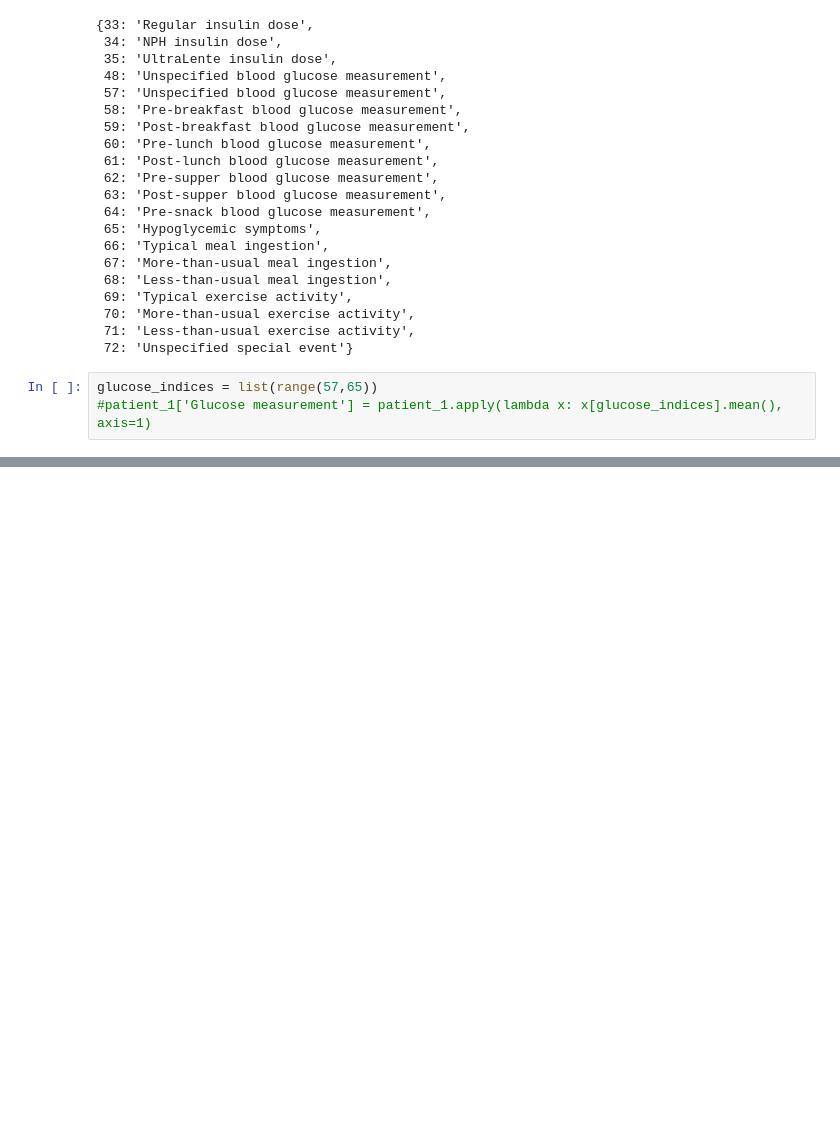
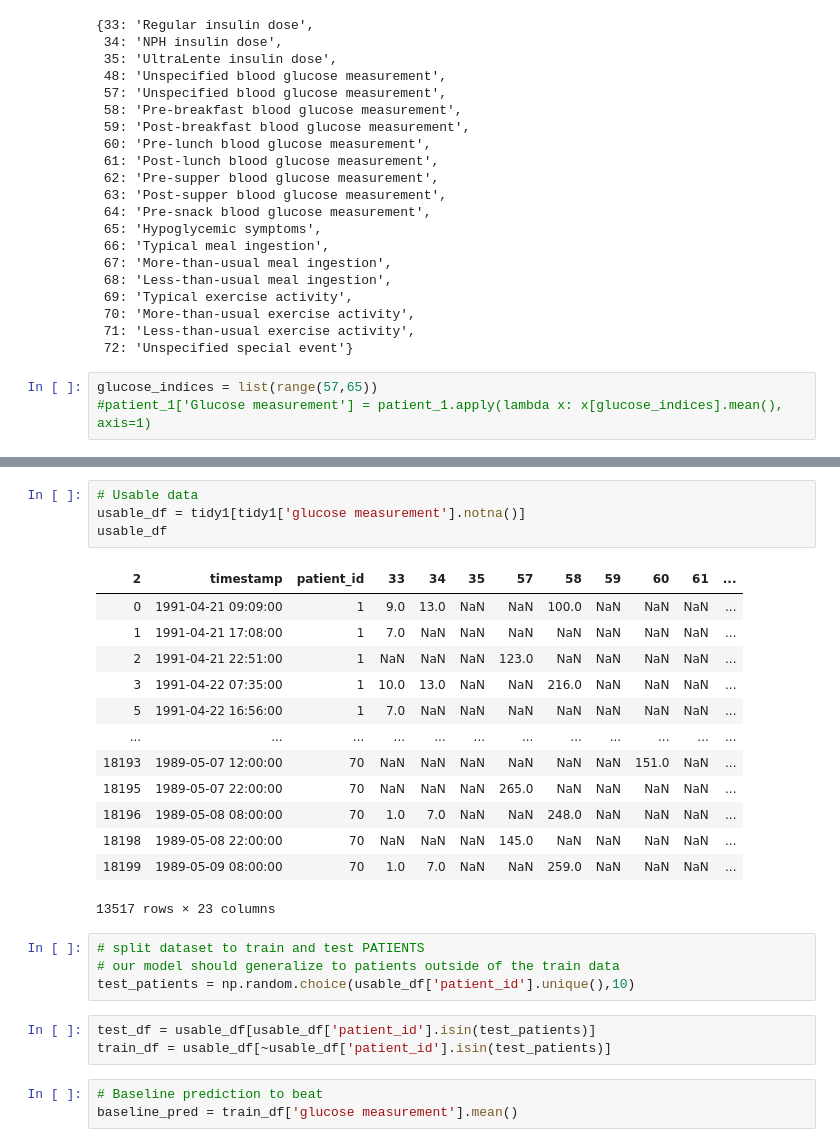
Before and after one commit to Build-Week-Diabetes-Manager/DS, a Jupyter notebook: Exploration-Richmond.ipynb, the cells around one changed output, grey strips where cells are left out. Saved outputs shown, nothing was run; the diff lists cells and outputs as text; blank space fills up the shorter version.

Commit message:
Exploration Mean Baseline

```diff
--- a/Exploration-Richmond.ipynb
+++ b/Exploration-Richmond.ipynb
@@ -372,0 +464,28 @@ patient_1
+# %%
+# Usable data
+usable_df = tidy1[tidy1['glucose measurement'].notna()]
+usable_df
+# %% [output]
+| 2 | timestamp | patient_id | 33 | 34 | 35 | 57 | 58 | 59 | 60 | 61 | ... |
+| 0 | 1991-04-21 09:09:00 | 1 | 9.0 | 13.0 | NaN | NaN | 100.0 | NaN | NaN | NaN | ... |
+| 1 | 1991-04-21 17:08:00 | 1 | 7.0 | NaN | NaN | NaN | NaN | NaN | NaN | NaN | ... |
+| 2 | 1991-04-21 22:51:00 | 1 | NaN | NaN | NaN | 123.0 | NaN | NaN | NaN | NaN | ... |
+| 3 | 1991-04-22 07:35:00 | 1 | 10.0 | 13.0 | NaN | NaN | 216.0 | NaN | NaN | NaN | ... |
+| 5 | 1991-04-22 16:56:00 | 1 | 7.0 | NaN | NaN | NaN | NaN | NaN | NaN | NaN | ... |
+| ... | ... | ... | ... | ... | ... | ... | ... | ... | ... | ... | ... |
+| 18193 | 1989-05-07 12:00:00 | 70 | NaN | NaN | NaN | NaN | NaN | NaN | 151.0 | NaN | ... |
+| 18195 | 1989-05-07 22:00:00 | 70 | NaN | NaN | NaN | 265.0 | NaN | NaN | NaN | NaN | ... |
+| 18196 | 1989-05-08 08:00:00 | 70 | 1.0 | 7.0 | NaN | NaN | 248.0 | NaN | NaN | NaN | ... |
+| 18198 | 1989-05-08 22:00:00 | 70 | NaN | NaN | NaN | 145.0 | NaN | NaN | NaN | NaN | ... |
+| 18199 | 1989-05-09 08:00:00 | 70 | 1.0 | 7.0 | NaN | NaN | 259.0 | NaN | NaN | NaN | ... |
+13517 rows × 23 columns
+# %%
+# split dataset to train and test PATIENTS
+# our model should generalize to patients outside of the train data
+test_patients = np.random.choice(usable_df['patient_id'].unique(),10)
+# %%
+test_df = usable_df[usable_df['patient_id'].isin(test_patients)]
+train_df = usable_df[~usable_df['patient_id'].isin(test_patients)]
+# %%
+# Baseline prediction to beat
+baseline_pred = train_df['glucose measurement'].mean()
```
Also changed, not shown: parts of 27 cells of this notebook.
